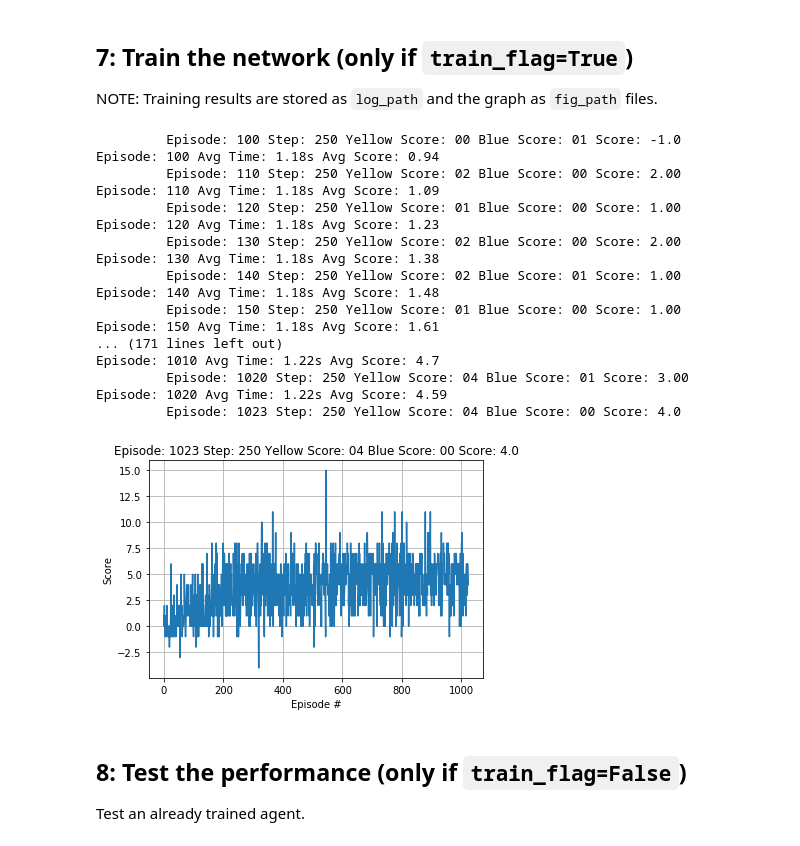
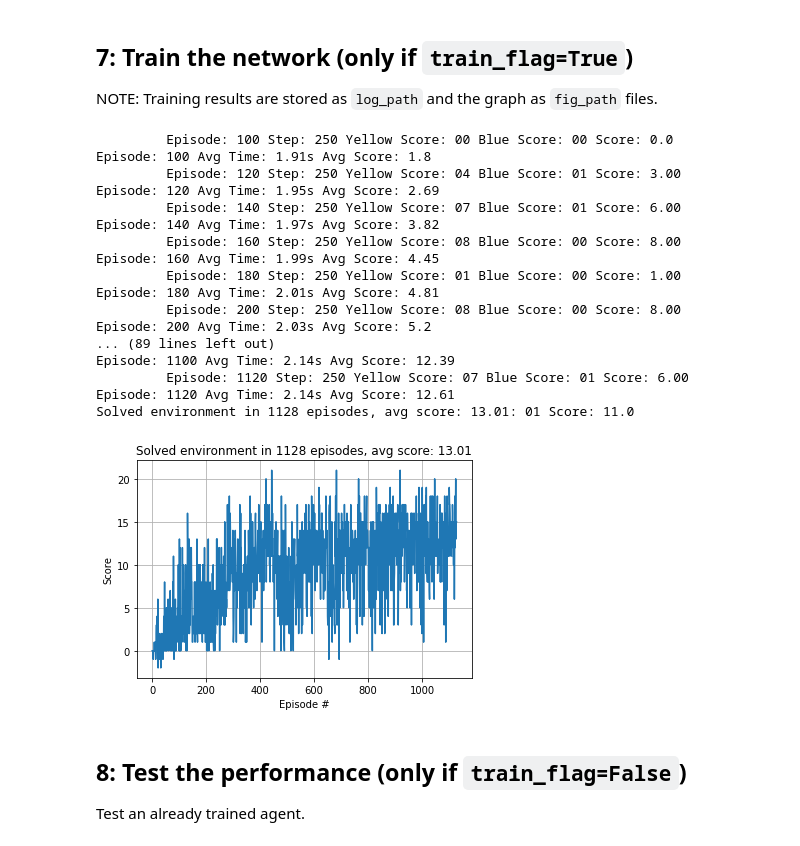
Before and after one commit to saurabverma/DRL_nav, a Jupyter notebook: Report.ipynb, the cells around one changed output. Saved outputs shown, nothing was run; the diff lists cells and outputs as text; code cells hidden in the pictures.

Commit message:
Finally solved

```diff
--- a/Report.ipynb
+++ b/Report.ipynb
@@ -63,7 +65,7 @@ NOTE: Ensure `train_flag=False` and that `checkpoint.pth` file is available in t
 train_flag = True # Set True if wish to train a network, else set False for testing
 SEED = 5 # Set user-defined seed to ensure same results, else set False for random seed
 
-priority_flag = False # Set True if wish to use priority sampling from Replay Buffer for training
+priority_flag = True # Set True if wish to use priority sampling from Replay Buffer for training
 LR_decay_flag = False # Set True if wish to decay learning rate while training
 
 # Environment parameters
@@ -71,24 +73,22 @@ qualify_score = 13 # Score at which the training must stop
 score_window = 100 # Number of episodes for which the qualify score should be maintained as average
 
 # QNN parameters
+FC = [64, 48, 24] # Neurons in the hidden fully connected layers
 BATCH_SIZE = 32 # Number of samples/batch for training the Q network
+
 LR = 1e-4 # Learning rate
-
 LR_DECAY_RATE = 0.99 # Learning rate decay rate
 LR_DECAY_STEP = int(BATCH_SIZE/5) # Learning rate decay step
 
-FC1 = 64 # Neurons in the first fully connected layer
-FC2 = 64 # Neurons in the second fully connected layer
-
 # DRL parameters
 steps_max = 500 # Maximum number of steps to be taken in an episode
-train_episodes = 1024 # 2048 # Number of episodes for which the agent must be trained (set as 50*BATCH_SIZE+1)
+train_episodes = 2048 # Number of episodes for which the agent must be trained (set as 50*BATCH_SIZE+1)
 
 eps_init = 1.0 # Initial epsilon for epsilon greedy
-eps_decay = 0.996 # The value by which the initial epsilon must decay over-time
-eps_min = 0.01 # The minimum value of epsilon beyond which there should be no decay
+eps_decay = 0.94 # The value by which the initial epsilon must decay over-time
+eps_min = 0.001  # The minimum value of epsilon beyond which there should be no decay
 
-SAMPLE_IMP = 1 # Amount of importance for prioritized sampling to those with high td estimate
+SAMPLE_IMP = 0.75 # Amount of importance for prioritized sampling to those with high td estimate
 TAU = 1e-3 # The degree of influence the target network has on the main/local network
 UPDATE_EVERY = 4 # Number of time-steps in an episode after which the Q network should be updated
 
@@ -319,10 +320,8 @@ class Agent():
         self.seed = np.random.seed(seed)
 
         # Q-Network
-#         self.dqn_local = DQN(state_size, action_size, [FC1, FC2], SEED).to(device)
-#         self.dqn_target = DQN(state_size, action_size, [FC1, FC2], SEED).to(device)
-        self.dqn_local = DQN(state_size, action_size, [64, 48, 24], SEED).to(device)
-        self.dqn_target = DQN(state_size, action_size, [64, 48, 24], SEED).to(device)
+        self.dqn_local = DQN(state_size, action_size, FC, SEED).to(device)
+        self.dqn_target = DQN(state_size, action_size, FC, SEED).to(device)
         self.optimizer = optim.Adam(self.dqn_local.parameters(), lr=LR)
 
         if LR_decay_flag:
@@ -483,11 +482,11 @@ if train_flag:
 
     # Log info (such that browser can be safely closed)
     text = 'priority_flag = {}\nLR_decay_flag = {}\nqualify_score = {}\nscore_window = {}\nBATCH_SIZE = {}\n' + \
-            'LR = {}\nLR_DECAY_RATE = {}\nLR_DECAY_STEP = {}\nFC1 = {}\nFC2 = {}\ntrain_episodes = {}\n' + \
+            'LR = {}\nLR_DECAY_RATE = {}\nLR_DECAY_STEP = {}\nFC = {}\n\ntrain_episodes = {}\n' + \
             'steps_max = {}\neps_init = {}\neps_decay = {}\neps_min = {}\nSAMPLE_IMP = {}\nTAU = {}\n' + \
             'UPDATE_EVERY = {}\nBUFFER_SIZE = {}\nGAMMA = {}\n\n'
     text = text.format(priority_flag, LR_decay_flag, qualify_score, score_window, BATCH_SIZE, LR, LR_DECAY_RATE,\
-                       LR_DECAY_STEP, FC1, FC2, train_episodes, steps_max, eps_init, eps_decay, eps_min, \
+                       LR_DECAY_STEP, FC, train_episodes, steps_max, eps_init, eps_decay, eps_min, \
                        SAMPLE_IMP, TAU, UPDATE_EVERY, BUFFER_SIZE,GAMMA)
     with open(log_path,'w+') as file:
         file.write(text)
@@ -564,51 +563,51 @@ if train_flag:
                 text = "Solved environment in {} episodes, avg score: {}".format(\
                     e, np.mean(all_scores[-score_window:]))
 
                 with open(log_path,'a+') as file:
                     file.write(text+'\n')
 
                 print(text)
 
                 tc.save(agent.dqn_local.state_dict(), 'checkpoint.pth')
 
                 solved_flag = True
 
                 break
 
 
     # Plot the scores
     fig = plt.figure()
     plt.plot(np.arange(len(all_scores)), all_scores)
     plt.ylabel('Score')
     plt.xlabel('Episode #')
     if solved_flag:
         plt.title(text)
     else:
         plt.title(text[2:])
     plt.grid()
     plt.show()
     fig.savefig(fig_path, bbox_inches='tight') # Vector graphics for detailed viz
     fig.savefig('rewards.png', bbox_inches='tight') # Raster graphics to show later in Section 9
     plt.close(fig)
 # %% [output]
-         Episode: 100 Step: 250 Yellow Score: 00 Blue Score: 01 Score: -1.0
-Episode: 100 Avg Time: 1.18s Avg Score: 0.94
-         Episode: 110 Step: 250 Yellow Score: 02 Blue Score: 00 Score: 2.00
-Episode: 110 Avg Time: 1.18s Avg Score: 1.09
-         Episode: 120 Step: 250 Yellow Score: 01 Blue Score: 00 Score: 1.00
-Episode: 120 Avg Time: 1.18s Avg Score: 1.23
-         Episode: 130 Step: 250 Yellow Score: 02 Blue Score: 00 Score: 2.00
-Episode: 130 Avg Time: 1.18s Avg Score: 1.38
-         Episode: 140 Step: 250 Yellow Score: 02 Blue Score: 01 Score: 1.00
-Episode: 140 Avg Time: 1.18s Avg Score: 1.48
-         Episode: 150 Step: 250 Yellow Score: 01 Blue Score: 00 Score: 1.00
-Episode: 150 Avg Time: 1.18s Avg Score: 1.61
-... (171 lines left out)
-Episode: 1010 Avg Time: 1.22s Avg Score: 4.7
-         Episode: 1020 Step: 250 Yellow Score: 04 Blue Score: 01 Score: 3.00
-Episode: 1020 Avg Time: 1.22s Avg Score: 4.59
-         Episode: 1023 Step: 250 Yellow Score: 04 Blue Score: 00 Score: 4.0
+         Episode: 100 Step: 250 Yellow Score: 00 Blue Score: 00 Score: 0.0
+Episode: 100 Avg Time: 1.91s Avg Score: 1.8
+         Episode: 120 Step: 250 Yellow Score: 04 Blue Score: 01 Score: 3.00
+Episode: 120 Avg Time: 1.95s Avg Score: 2.69
+         Episode: 140 Step: 250 Yellow Score: 07 Blue Score: 01 Score: 6.00
+Episode: 140 Avg Time: 1.97s Avg Score: 3.82
+         Episode: 160 Step: 250 Yellow Score: 08 Blue Score: 00 Score: 8.00
+Episode: 160 Avg Time: 1.99s Avg Score: 4.45
+         Episode: 180 Step: 250 Yellow Score: 01 Blue Score: 00 Score: 1.00
+Episode: 180 Avg Time: 2.01s Avg Score: 4.81
+         Episode: 200 Step: 250 Yellow Score: 08 Blue Score: 00 Score: 8.00
+Episode: 200 Avg Time: 2.03s Avg Score: 5.2
+... (89 lines left out)
+Episode: 1100 Avg Time: 2.14s Avg Score: 12.39
+         Episode: 1120 Step: 250 Yellow Score: 07 Blue Score: 01 Score: 6.00
+Episode: 1120 Avg Time: 2.14s Avg Score: 12.61
+Solved environment in 1128 episodes, avg score: 13.01: 01 Score: 11.0
-[figure, old version]
+[figure, new version]
 # %% [markdown]
 ## 8: Test the performance (only if `train_flag=False`)
 
```
Also changed, not shown: parts of 2 cells of this notebook, 5 other files.
